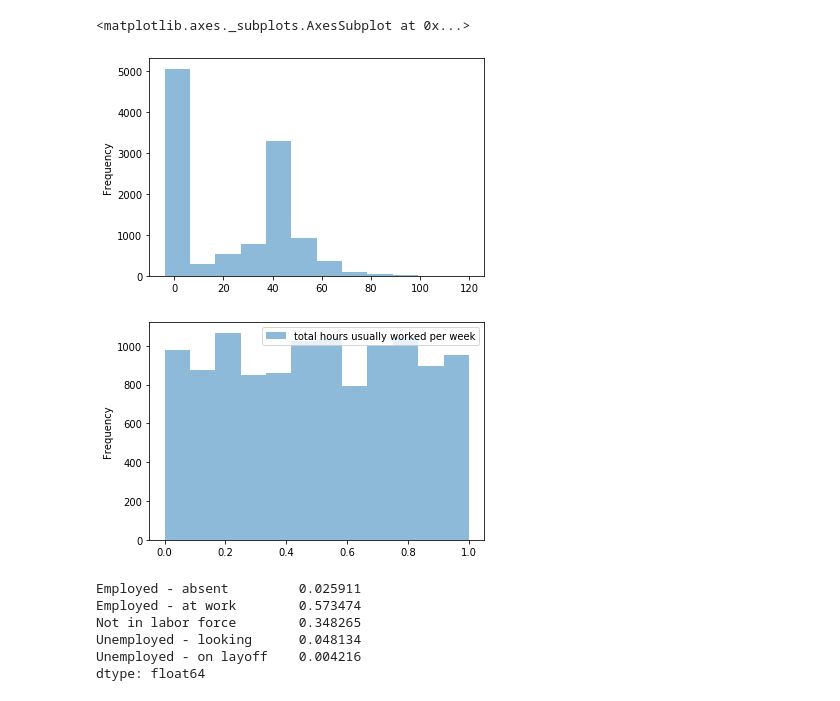
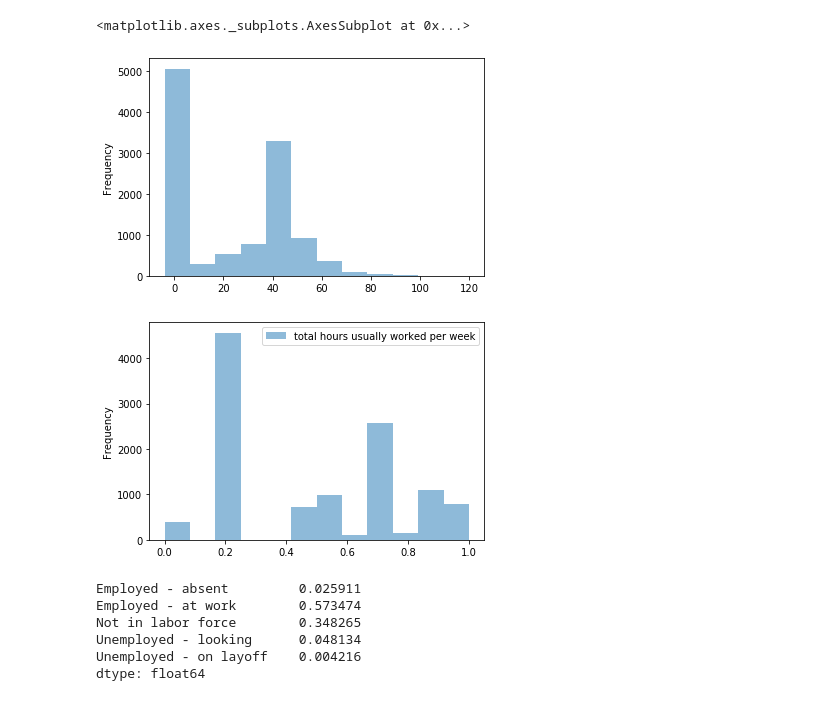
Before and after one commit to yaniv256/VAEs-in-Economics, a Jupyter notebook: Notebooks/Demographic_Data_ATUS_2013.ipynb, the cells around one changed output. Saved outputs shown, nothing was run; the diff lists cells and outputs as text; code cells hidden in the pictures.

```diff
--- a/Notebooks/Demographic_Data_ATUS_2013.ipynb
+++ b/Notebooks/Demographic_Data_ATUS_2013.ipynb
@@ -5,4 +5,4 @@ import pandas as pd
 import numpy as np
 
 # data
-df = pd.read_csv('https://raw.githubusercontent.com/yaniv256/VAEs-in-Economics/master/Data/Timeuse/atussum_2013/atussum_2013.dat')
+df = pd.read_csv('https://raw.githubusercontent.com/yaniv256/VAEs-in-Economics/master/Data/Timeuse/atussum_2013/atussum_2013.dat',index_col=0)
@@ -158,17 +162,17 @@ print(age)
 # %%
 # Hours Worked
 
 hoursWorkedDf = df['TEHRUSLT']
 hoursWorkedDf.plot.hist(bins=12, alpha=0.5)
-hoursWorkedDf = ageDf.reshape(-1, 1)
+hoursWorkedDf = hoursWorkedDf.values.reshape(-1, 1)
 qt_trans = QuantileTransformer(n_quantiles=1000, random_state=0)
-hoursWorked = pd.DataFrame(qt_trans.fit_transform(hoursWorkedDf))
+hoursWorked = pd.DataFrame(qt_trans.fit_transform(hoursWorkedDf), index = df.index)
 hoursWorked.columns = ['total hours usually worked per week']
 hoursWorked.plot.hist(bins=12, alpha=0.5)
 # %% [output]
 <matplotlib.axes._subplots.AxesSubplot at 0x...>
 [figure]
-[figure, old version]
+[figure, new version]
 # %%
 # Employement Status
 
```
Also changed, not shown: parts of 32 cells of this notebook.
